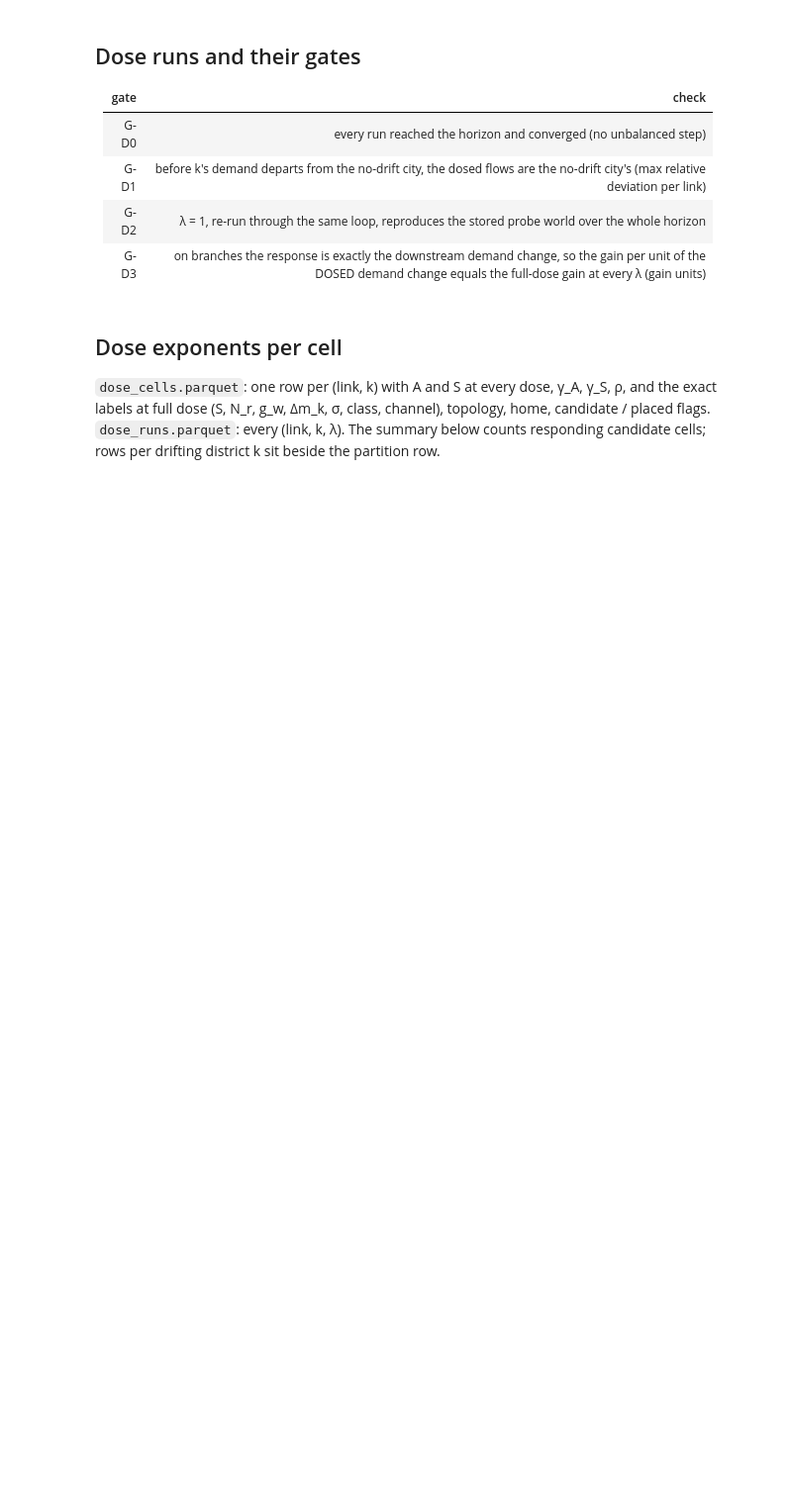
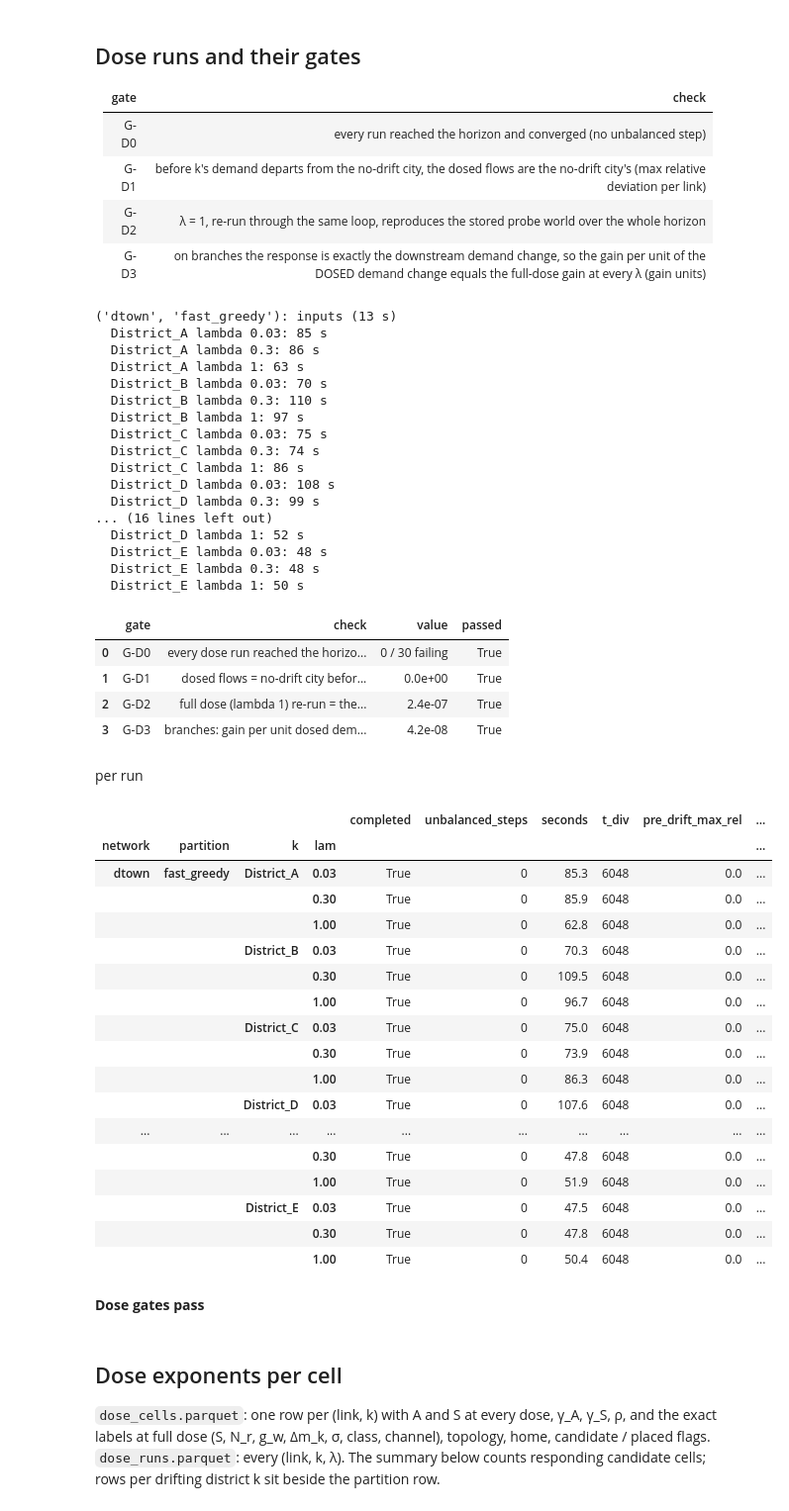
Before and after one commit to arthurhirez/FedCausal, a Jupyter notebook: notebooks/dose_response.ipynb, the cells around one changed output. Shown at 99% size. Drawn from its saved outputs; the diff is of its cells as text; code cells hidden in the pictures; blank space fills up the shorter version.

```diff
--- a/notebooks/dose_response.ipynb
+++ b/notebooks/dose_response.ipynb
@@ -157,7 +167,7 @@ def stack_inputs(t):
     return {"names": names, "D0": D0, "jcols": jcols, "own": own, "wn": keep["wn"], "sd": keep["sd"], "R0": R0}
 
 
-def dose_run(I, k, lam, win):
+def dose_run(I, k, lam, win, card_path=None):
     D0 = I["D0"]
     Dk_own, Qk_probe = I["own"][k]
     kc = list(Dk_own.columns)
@@ -181,6 +191,12 @@ def dose_run(I, k, lam, win):
     gate = {"k": k, "lam": lam, "completed": bool(r["completed"]),
             "unbalanced_steps": int(r["warnings"].get(1, 0)), "seconds": round(r["seconds"], 1), "t_div": t_div,
             "pre_drift_max_rel": float(np.nanmax(ex._rel_dev(Q[:t_div], R0[:t_div]))) if t_div else 0.0}
+    if card_path is not None:                   # card series: weekly profile + the exact layer's two sample weeks
+        P_ = 7 * I["sd"]
+        wk = [f0, max(f0, f1 - P_)]
+        np.savez_compressed(card_path, links=np.array(links), lam=np.array(lam), window=np.array([f0, f1]),
+                            weeks=np.array(wk), prof=ex._profile(Q[f0:f1], I["sd"], f0).astype(np.float32),
+                            week=np.stack([Q[w:w + P_].astype(np.float32) for w in wk]))
     if lam == 1.0:                              # the full dose must reproduce the stored probe world
         Qp = Qk_probe[links].to_numpy(float)[:H]
         gate["full_vs_probe_max_rel"] = float(np.nanmax(ex._rel_dev(Q, Qp)))
@@ -197,14 +213,15 @@ for t in TARGETS:
         win = tuple(X["manifest"]["windows"][k]["settled"])
         for lam in LAMS:
             fc, fg = cache / f"{k}__{lam:g}.parquet", cache / f"{k}__{lam:g}.json"
-            if fc.exists() and fg.exists() and not FORCE:
+            fcard = cache / f"{k}__{lam:g}__card.npz"
+            if fc.exists() and fg.exists() and fcard.exists() and not FORCE:
                 o, g = pd.read_parquet(fc), json.loads(fg.read_text())
             else:
                 if I is None:
                     t0 = time.time()
                     I = stack_inputs(t)
                     print(f"{t['key']}: inputs ({time.time() - t0:.0f} s)", flush=True)
-                o, g = dose_run(I, k, lam, win)
+                o, g = dose_run(I, k, lam, win, fcard)
                 o.to_parquet(fc, index=False)
                 fg.write_text(json.dumps(g))
                 print(f"  {k} lambda {lam:g}: {g['seconds']:.0f} s", flush=True)
@@ -216,33 +233,76 @@ DOSE["element"] = DOSE["element"].astype(str)
 DGATE = pd.DataFrame(DGATE)
 
 # branch physics on every dose: a branch's gain per unit of the dosed demand change is the full-dose gain
 br = []
 for t in TARGETS:
     L = t["X"]["links"].assign(element=lambda d: d["element"].astype(str))
     B = set(L.loc[(L["topo"] == "branch") & ~L["dead"].astype(bool), "element"])
     d = DOSE[(DOSE["network"] == t["key"][0]) & (DOSE["partition"] == t["key"][1]) & DOSE["element"].isin(B)]
     g1 = d[d["lam"] == 1.0].set_index(["element", "k"])["g_w"]
     for lam, g in d.groupby("lam"):
         dev = (g.set_index(["element", "k"])["g_w"] - g1.reindex(g.set_index(["element", "k"]).index)).abs()
         br.append({"network": t["key"][0], "partition": t["key"][1], "lam": lam, "branch_max_abs_dg": float(dev.max())})
 BR = pd.DataFrame(br)
 G = [{"gate": "G-D0", "check": "every dose run reached the horizon, converged",
       "value": f"{int((~DGATE['completed'] | (DGATE['unbalanced_steps'] > 0)).sum())} / {len(DGATE)} failing",
       "passed": bool((DGATE["completed"] & (DGATE["unbalanced_steps"] == 0)).all())},
      {"gate": "G-D1", "check": "dosed flows = no-drift city before the drift (max rel)",
       "value": f"{DGATE['pre_drift_max_rel'].max():.1e}", "passed": bool(DGATE["pre_drift_max_rel"].max() <= GATE["pre_drift"])},
      {"gate": "G-D2", "check": "full dose (lambda 1) re-run = the stored probe world (max rel, whole horizon)",
       "value": f"{DGATE['full_vs_probe_max_rel'].max():.1e}",
       "passed": bool(DGATE["full_vs_probe_max_rel"].max() <= GATE["full"])},
      {"gate": "G-D3", "check": "branches: gain per unit dosed demand = full-dose gain (gain units)",
       "value": f"{BR['branch_max_abs_dg'].max():.1e}" if len(BR) else "no branches",
       "passed": bool((not len(BR)) or BR["branch_max_abs_dg"].max() <= GATE["branch_gain"])}]
 DG = pd.DataFrame(G)
 display(DG)
 display(Markdown("per run"))
 display(DGATE.set_index(["network", "partition", "k", "lam"]).round(8))
 DOSE_OK = bool(DG["passed"].all())
 display(Markdown(f"**Dose gates {'pass' if DOSE_OK else 'FAIL -- do not read the sections below'}**"))
+# %% [output]
+('dtown', 'fast_greedy'): inputs (13 s)
+  District_A lambda 0.03: 85 s
+  District_A lambda 0.3: 86 s
+  District_A lambda 1: 63 s
+  District_B lambda 0.03: 70 s
+  District_B lambda 0.3: 110 s
+  District_B lambda 1: 97 s
+  District_C lambda 0.03: 75 s
+  District_C lambda 0.3: 74 s
+  District_C lambda 1: 86 s
+  District_D lambda 0.03: 108 s
+  District_D lambda 0.3: 99 s
+... (16 lines left out)
+  District_D lambda 1: 52 s
+  District_E lambda 0.03: 48 s
+  District_E lambda 0.3: 48 s
+  District_E lambda 1: 50 s
+|  | gate | check | value | passed |
+| 0 | G-D0 | every dose run reached the horizo... | 0 / 30 failing | True |
+| 1 | G-D1 | dosed flows = no-drift city befor... | 0.0e+00 | True |
+| 2 | G-D2 | full dose (lambda 1) re-run = the... | 2.4e-07 | True |
+| 3 | G-D3 | branches: gain per unit dosed dem... | 4.2e-08 | True |
+per run
+|  |  |  |  | completed | unbalanced_steps | seconds | t_div | pre_drift_max_rel | ... |
+| network | partition | k | lam |  |  |  |  |  | ... |
+| dtown | fast_greedy | District_A | 0.03 | True | 0 | 85.3 | 6048 | 0.0 | ... |
+|  |  |  | 0.30 | True | 0 | 85.9 | 6048 | 0.0 | ... |
+|  |  |  | 1.00 | True | 0 | 62.8 | 6048 | 0.0 | ... |
+|  |  | District_B | 0.03 | True | 0 | 70.3 | 6048 | 0.0 | ... |
+|  |  |  | 0.30 | True | 0 | 109.5 | 6048 | 0.0 | ... |
+|  |  |  | 1.00 | True | 0 | 96.7 | 6048 | 0.0 | ... |
+|  |  | District_C | 0.03 | True | 0 | 75.0 | 6048 | 0.0 | ... |
+|  |  |  | 0.30 | True | 0 | 73.9 | 6048 | 0.0 | ... |
+|  |  |  | 1.00 | True | 0 | 86.3 | 6048 | 0.0 | ... |
+|  |  | District_D | 0.03 | True | 0 | 107.6 | 6048 | 0.0 | ... |
+| ... | ... | ... | ... | ... | ... | ... | ... | ... | ... |
+|  |  |  | 0.30 | True | 0 | 47.8 | 6048 | 0.0 | ... |
+|  |  |  | 1.00 | True | 0 | 51.9 | 6048 | 0.0 | ... |
+|  |  | District_E | 0.03 | True | 0 | 47.5 | 6048 | 0.0 | ... |
+|  |  |  | 0.30 | True | 0 | 47.8 | 6048 | 0.0 | ... |
+|  |  |  | 1.00 | True | 0 | 50.4 | 6048 | 0.0 | ... |
+**Dose gates pass**
 # %% [markdown]
 ## Dose exponents per cell
 
```
Also changed, not shown: parts of 6 cells of this notebook, 14 other files.
